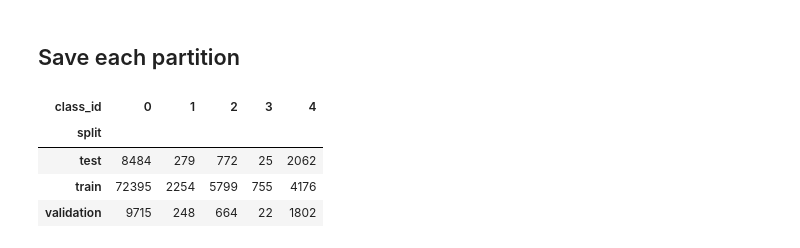
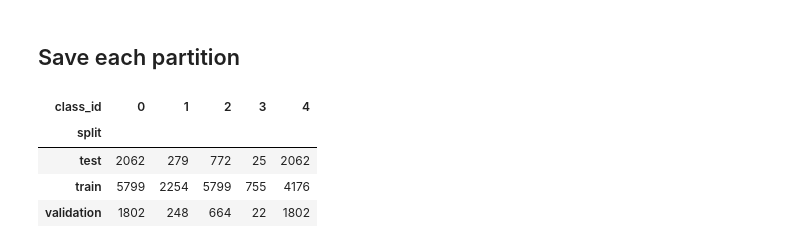
Before and after one commit to kkakongkiat/cardiac-arrhythmia-classification, a Jupyter notebook: dataset/3_Preprocessing.ipynb, the cells around one changed output. Drawn from its saved outputs; the diff is of its cells as text; code cells hidden in the pictures.

```diff
--- a/dataset/3_Preprocessing.ipynb
+++ b/dataset/3_Preprocessing.ipynb
@@ -136,0 +186,19 @@ for record_id, part in inventory.groupby('record_id', sort=True):
+# %%
+meta = pd.concat(chunks, ignore_index=True)
+wave = np.concatenate(waves)
+rr = np.concatenate(rrs)
+validate_split(meta)
+meta, wave, rr, removed_n, resampling_info = undersample_n_by_split(
+    meta, wave, rr, audit_info['resampling'],
+)
+validate_split(meta)
+resampling_summary = pd.DataFrame([
+    {'Split': name, 'Class': label,
+     'Before': details['counts_before'][label],
+     'After': details['counts_after'][label]}
+    for name, details in resampling_info['splits'].items()
+    for label in CLASSES
+]).set_index(['Split', 'Class'])
+print('Class counts before and after resampling by split:')
+display(resampling_summary.style.format({'Before': '{:,}', 'After': '{:,}'}))
+print(f"Removed N beats across all splits: {resampling_info['removed_n_beats']:,}")
@@ -137,35 +225,35 @@ for record_id, part in inventory.groupby('record_id', sort=True):
 # %% [markdown]
 ## Fit normalization on Train
 # %%
-meta = pd.concat(chunks, ignore_index=True)
-wave = np.concatenate(waves)
-rr = np.concatenate(rrs)
-validate_split(meta)
 # Fit เฉพาะ Train; validation/test ได้ transform ด้วยค่าเดียวกัน
 train_wave = wave[meta.split.eq('train').to_numpy()]
 mean, std = float(train_wave.mean(dtype=np.float64)), float(train_wave.std(dtype=np.float64))
 if std <= 1e-12:
     raise ValueError('Train waveform ไม่มี variance')
 state = {**PREPROCESSING, 'mean': mean, 'std': std, 'split_hash': split['split_hash'],
-         'audit_hash': split['audit_hash'], 'classes': CLASSES, 'label_map': LABEL_MAP}
+         'audit_hash': split['audit_hash'], 'classes': CLASSES, 'label_map': LABEL_MAP,
+         'resampling': resampling_info}
 # %% [markdown]
 ## Save each partition
 # %%
 for name in ['train', 'validation', 'test']:
     mask = meta.split.eq(name).to_numpy()
     folder = DATA / name
     folder.mkdir(parents=True, exist_ok=True)
     selected = meta.loc[mask].copy().reset_index(drop=True)
     selected['waveform_index'] = np.arange(len(selected))
     selected.to_parquet(folder / 'metadata.parquet', index=False)
     np.save(folder / 'waveforms.npy', ((wave[mask] - mean) / std).astype(np.float32))
     np.save(folder / 'rr.npy', rr[mask])
 pd.DataFrame(exclusions, columns=['beat_id', 'record_id', 'reason']).to_csv(DATA / 'excluded_beats.csv', index=False)
+removed_n.to_csv(DATA / 'undersampled_n_beats.csv', index=False)
+resampling_summary.to_csv(DATA / 'resampling_summary.csv')
+write_json(DATA / 'resampling.json', resampling_info)
 write_json(DATA / 'preprocessing.json', state)
 meta.groupby(['split', 'class_id']).size().unstack(fill_value=0)
 # %% [output]
 | class_id | 0 | 1 | 2 | 3 | 4 |
 | split |  |  |  |  |  |
-| test | 8484 | 279 | 772 | 25 | 2062 |
-| train | 72395 | 2254 | 5799 | 755 | 4176 |
-| validation | 9715 | 248 | 664 | 22 | 1802 |
+| test | 2062 | 279 | 772 | 25 | 2062 |
+| train | 5799 | 2254 | 5799 | 755 | 4176 |
+| validation | 1802 | 248 | 664 | 22 | 1802 |
```
Also changed, not shown: parts of 12 cells of this notebook, 16 other files.
